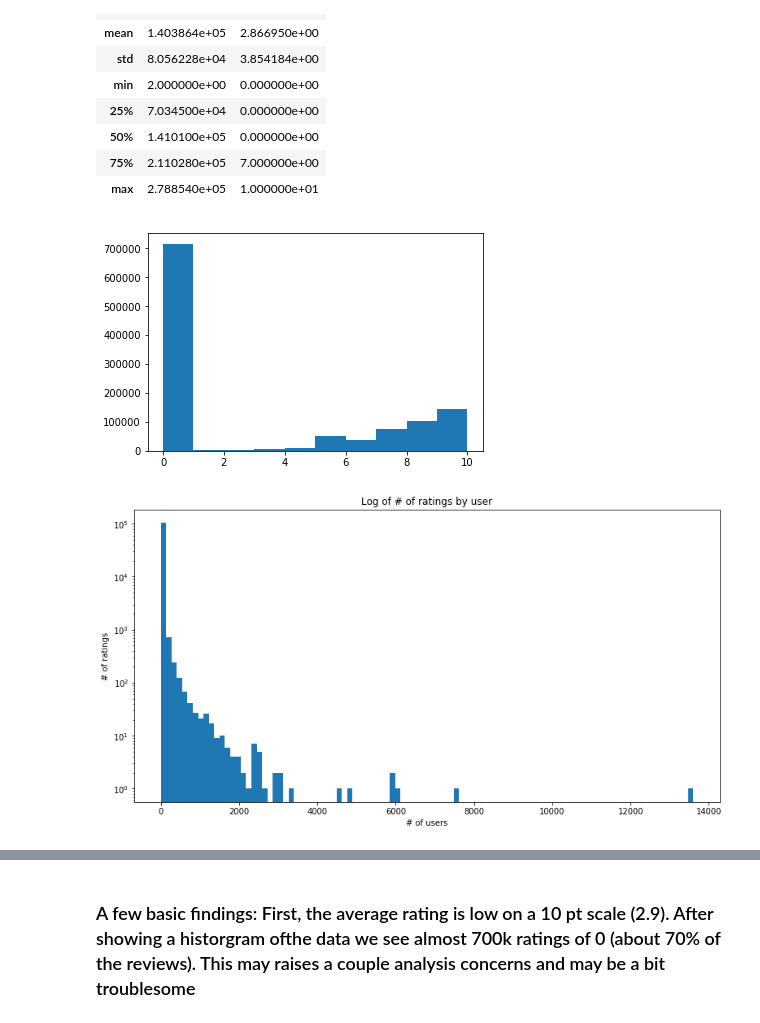
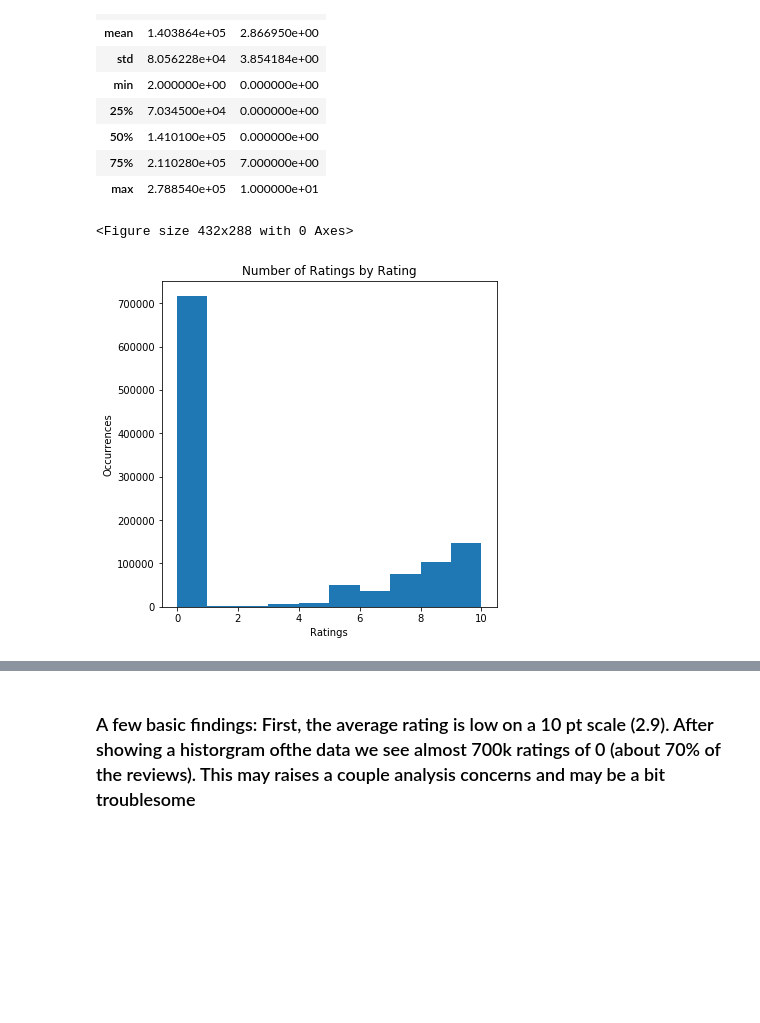
Before and after one commit to RichWolff/SpringboardDS, a Jupyter notebook: capstone_bookRecommender/jupyter_notebooks/initial_data_exploration.ipynb, the cells around one changed output, grey strips where cells are left out. Drawn from its saved outputs; the diff is of its cells as text; code cells hidden in the pictures; blank space fills up the shorter version.

```diff
--- a/capstone_bookRecommender/jupyter_notebooks/initial_data_exploration.ipynb
+++ b/capstone_bookRecommender/jupyter_notebooks/initial_data_exploration.ipynb
@@ -325,20 +325,16 @@ ratings_df.describe()
 | max | 2.788540e+05 | 1.000000e+01 |
 # %%
 # Total ratings by rating #
+fig = plt.figure(figsize=(6,6))
 plt.hist(ratings_df['Book-Rating'],bins=10,width=1,rwidth=2,);
+plt.xlabel('Ratings')
+plt.ylabel('Occurrences')
+plt.title('Number of Ratings by Rating')
 plt.show()
+plt.savefig('img/ratings_by_rating.png',dpi=300,figsize=(6,6))
 # %% [output]
+<Figure size 432x288 with 0 Axes>
-[figure, old version]
+[figure, new version]
-# %%
-fig = plt.figure(figsize=(10,5))
-ax = fig.add_axes([0,0,1,1])
-plt.hist(ratings_df['User-ID'].value_counts(),bins=100,log=True)
-plt.ylabel('# of ratings')
-plt.xlabel('# of users')
-plt.title('Log of # of ratings by user')
-plt.show()
-# %% [output]
-[figure, removed]
 # %%
 def ecdf(data):
     x = sorted(data)
```
Also changed, not shown: parts of 7 cells of this notebook, 6 other files.
